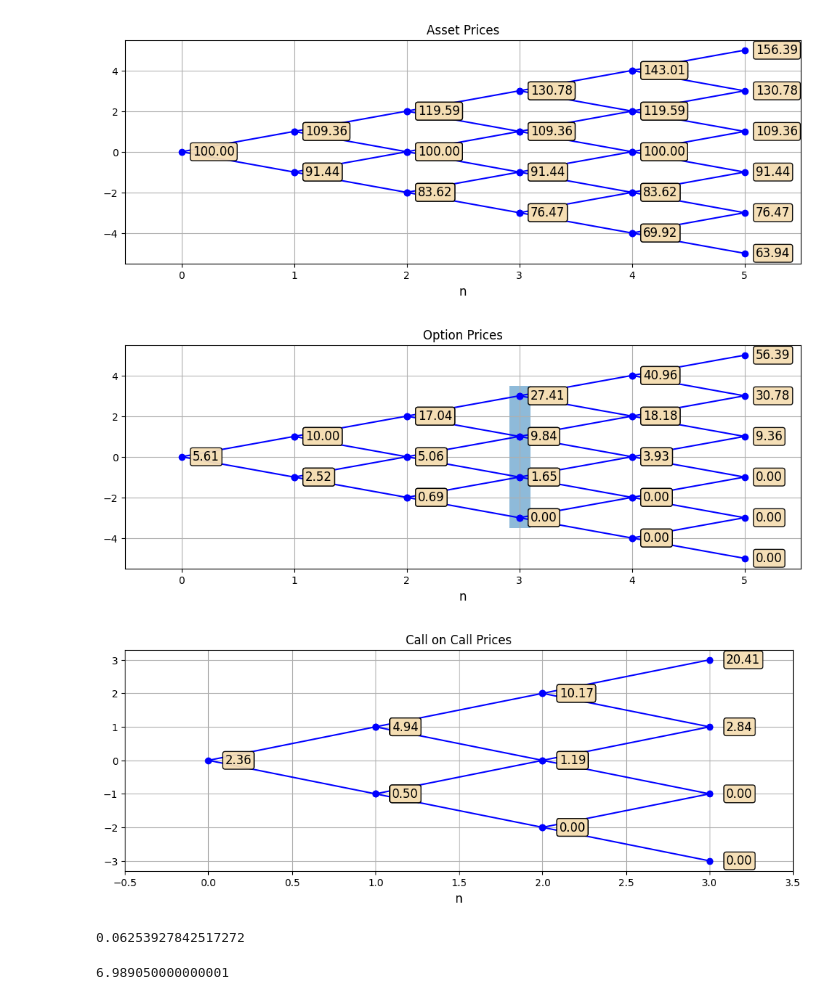
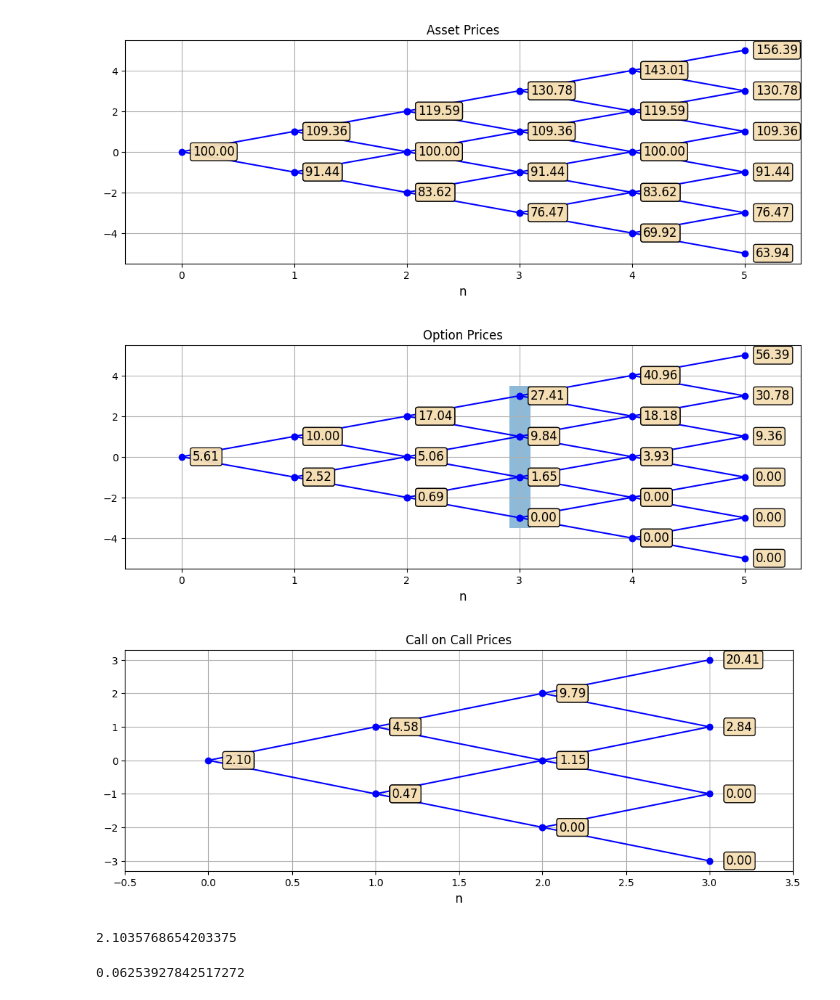
Before and after one commit to FerPapi/fineng-mba-usp, a Jupyter notebook: math_derivatives/math_derivatives.ipynb, the cells around one changed output. Cells and saved outputs as stored; diff of their text form; code cells hidden in the pictures.

```diff
--- a/math_derivatives/math_derivatives.ipynb
+++ b/math_derivatives/math_derivatives.ipynb
@@ -8,58 +10,7 @@ warnings.filterwarnings('ignore')
 import itertools
 np.set_printoptions(formatter={'float': lambda x: "{0:0.2f}".format(x)})
 # %%
-import numpy as np
-import matplotlib.pyplot as plt
-
-class BiTreePlotter:
-    def __init__(self, tree):
-        self._tree = tree
-
-    def plot(self, dx=-0.025, dy=0.4, size=12, digits=2, title='', shade_step=None, **kwargs):
-        depth = self._tree.shape[1] - 1
-
-        fig = plt.figure(figsize=(12,4), **kwargs)
-        for i in range(depth):
-            x = [1, 0, 1]
-            for j in range(i):
-                x.append(0)
-                x.append(1)
-            x = np.array(x) + i
-            y = np.arange(-(i + 1), i + 2)[::-1]
-            plt.plot(x, y, "bo-")
-
-            pts = list(zip(x, y))
-
-            for p in pts:
-                value = round(self._tree[self._convert_to_index(p)][p[0]], digits)
-                # plt.annotate(value, xy=p, xytext=(p[0] + dx, p[1] + dy), fontsize=size)
-                plt.annotate(f'{value:.2f}',
-                                xy=p,
-                              xytext=(p[0] + 0.1, p[1] + 0), ha='left', va='center',
-                              fontsize=size,
-                              bbox=dict(boxstyle='round, pad=0.2',
-                              edgecolor='black', facecolor='wheat', alpha=0.95))
-        if shade_step:
-            s = np.arange(0,depth+1, 0.01)
-            where = (s <= shade_step + 0.1) & (s > shade_step - 0.1)
-            plt.fill_between(s, -(shade_step+0.5), (shade_step+0.5), where=where, alpha=0.5)
-        plt.xlabel("n", fontsize=size)
-        plt.xlim((-0.5, depth+0.5))
-        # plt.ylabel("Option Value", fontsize=size)
-        plt.title(title)
-        plt.grid()
-
-        return fig
-
-    def _convert_to_index(self, p):
-        # converts tree y values into indices for the tree matrix
-        step = -2
-        max = p[0]
-        if max > 0:
-            a = np.arange(max, -max + step, step)
-            return int(np.where(a == p[1])[0])
-        else:
-            return 0
+from bin_tree_plotter import BiTreePlotter
 
 def binomial_tree_asset_prices(S, T, r, sigma, n):
     up = np.exp(sigma*np.sqrt(T/n))
@@ -77,7 +28,7 @@ S = 100
 K = 100
 T = 12/12
 r = 0.1
-d = 0.15 # dividend yield
+d = 0.15
 sigma = 0.2
 n = 5
 type='european'
@@ -85,36 +36,45 @@ type='european'
 R = (1+r)**(T/n)
 D = (1+d)**(T/n)
 
+up = np.exp(sigma*np.sqrt(T/n))
+down = np.exp(-sigma*np.sqrt(T/n))
+
 q = (R/D-down)/(up-down)
 
 asset_prices = binomial_tree_asset_prices(S, T, r, sigma, n)
+
+# PLota o gráfico
 _ = BiTreePlotter(asset_prices).plot(title='Asset Prices')
 
 
 options = np.clip(asset_prices-K, 0, np.inf)
 for i in np.arange(len(options)-2, -1, -1):
     prices_node = options[::,i+1]
     option_prices = options[::,i][:i+1]
     for idx, node_opt in enumerate(option_prices):
         vup, vdown =  prices_node[idx:idx+2]
         v = (1/R)*(q*vup+(1-q)*vdown)
         options[idx, i] = v
 
 _ = BiTreePlotter(options).plot(title='Option Prices', shade_step=3)
 
 
 T = 3
+
+R = (1+r)**(T/n)
+D = (1+d)**(T/n)
+
 call_on_call = np.clip(options-7, 0, np.inf)[:,:T+1][:T+1]
 for i in np.arange(len(call_on_call)-2, -1, -1):
     prices_node = call_on_call[::,i+1]
     option_prices = call_on_call[::,i][:i+1]
     for idx, node_opt in enumerate(option_prices):
         vup, vdown =  prices_node[idx:idx+2]
         v = (1/R)*(q*vup+(1-q)*vdown)
         call_on_call[idx, i] = v
 
 _ = BiTreePlotter(call_on_call).plot(title='Call on Call Prices')
 # %% [output]
 [figure]
 [figure]
-[figure, old version]
+[figure, new version]
@@ -123,3 +81,7 @@ import numpy as np
+# %%
+call_on_call[0][0]
+# %% [output]
+2.1035768654203375
 # %%
 dt = 1
 sigma = 0.01
@@ -152,7 +114,3 @@ alpha2 = np.log((Q22 * np.exp(-RE) + Q21 * np.exp(-RF) + Q20 * np.exp(-RG) + Q2x
 alpha2
 # %% [output]
 0.06253927842517272
-# %%
-r11
-# %% [output]
-6.989050000000001
```
Also changed, not shown: parts of 2 cells of this notebook, 4 other files.
